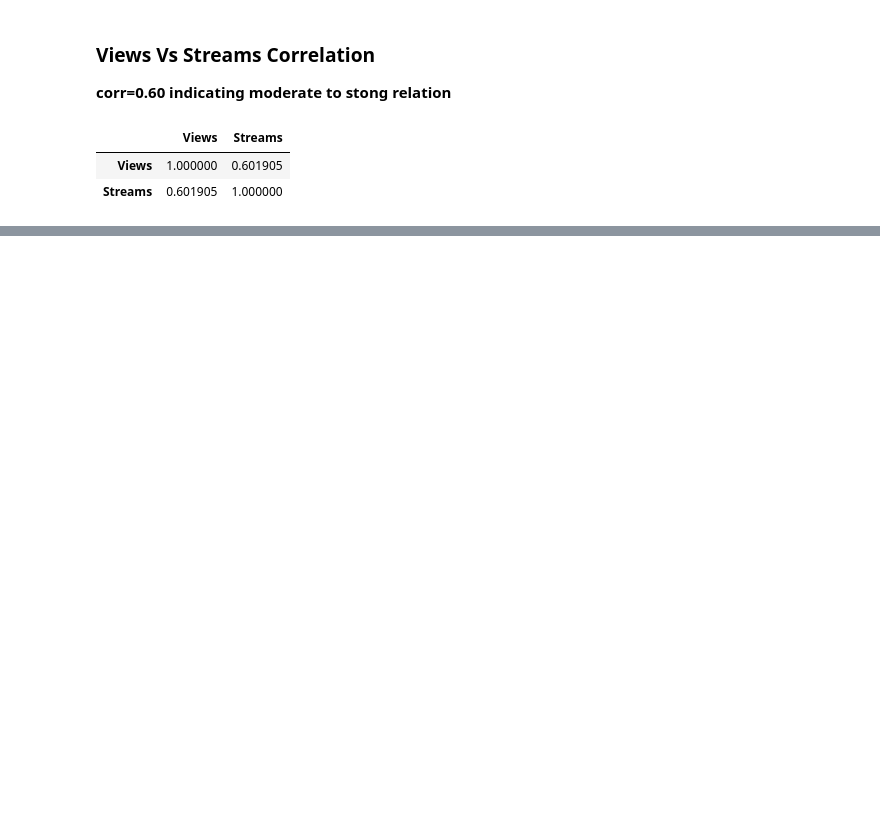
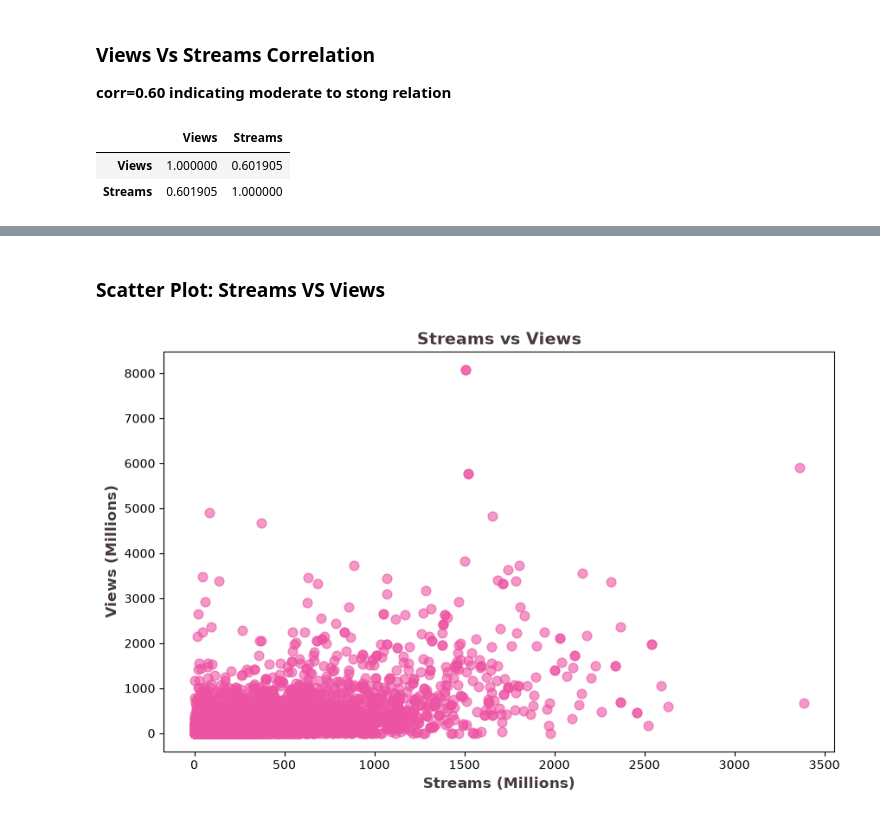
Before and after one commit to Ahadmoen/Spotify_vs_Youtube_EDA, a Jupyter notebook: Analysis/main.ipynb, the cells around one changed output, grey strips where cells are left out. Saved outputs shown, nothing was run; the diff lists cells and outputs as text; code cells hidden in the pictures; blank space fills up the shorter version.

Commit message:
visualization

```diff
--- a/Analysis/main.ipynb
+++ b/Analysis/main.ipynb
@@ -501,0 +546,2 @@ df.nlargest(10,'Engagement_rate')[['Artist','Title','Channel','Views','Likes','E
+# %%
+df['Discussion_rate']=(df['Comments']/df['Views'])*100
@@ -510,0 +668,24 @@ df[['Views','Streams']].corr()
+# %% [markdown]
+### **Scatter Plot: Streams VS Views**
+# %%
+x=df['Streams']
+y=df['Views']
+plt.figure(figsize=(10,6))
+plt.scatter(x,y,color='#ed53a3',
+            s=60,
+            alpha=0.6)
+plt.xlabel('Streams (Millions)',
+           fontsize=12,
+           fontweight='bold',
+           color="#45393f")
+plt.ylabel('Views (Millions)',
+           fontsize=12,
+           fontweight='bold',
+           color="#45393f")
+plt.title('Streams vs Views',
+          fontsize=14,
+          fontweight='bold',
+          color="#45393f")
+plt.show()
+# %% [output]
+[figure, added]
```
Also changed, not shown: parts of 44 cells of this notebook.
